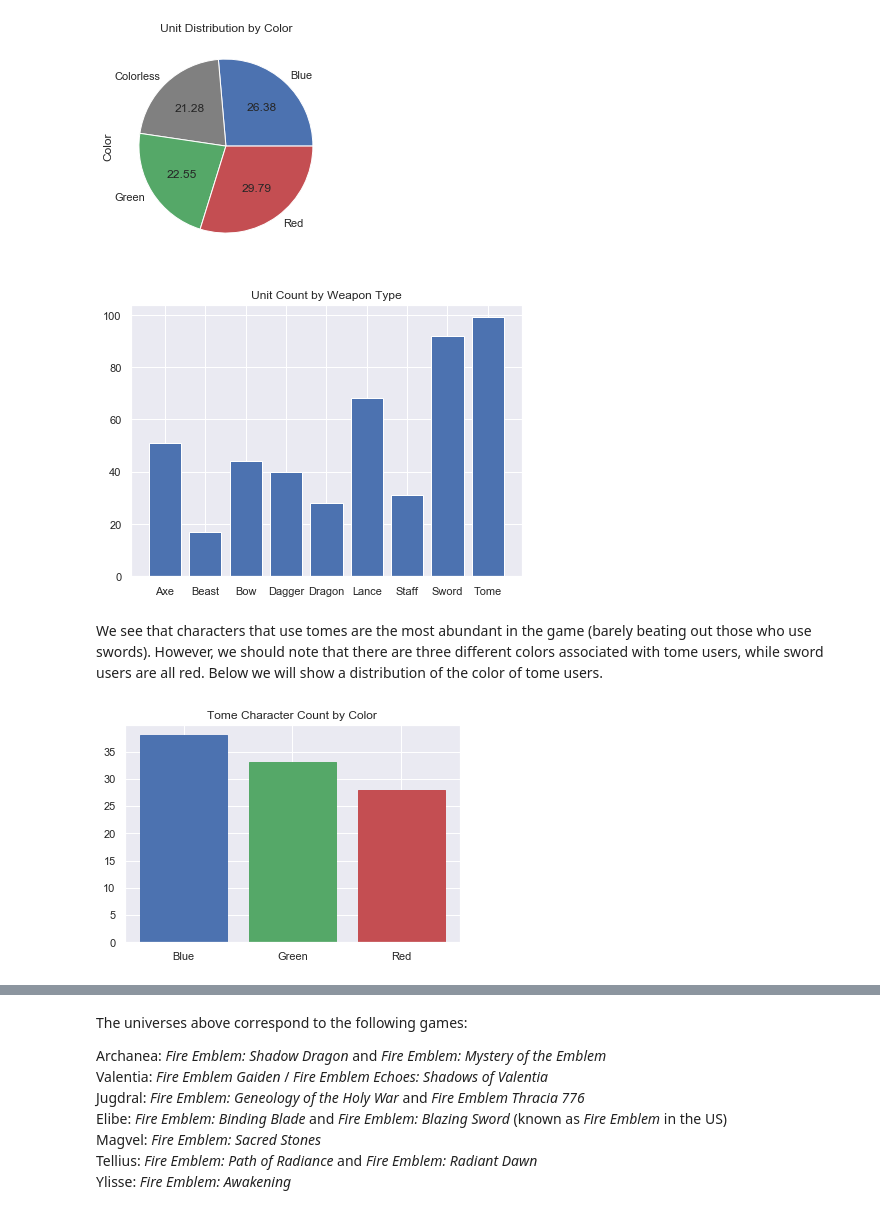
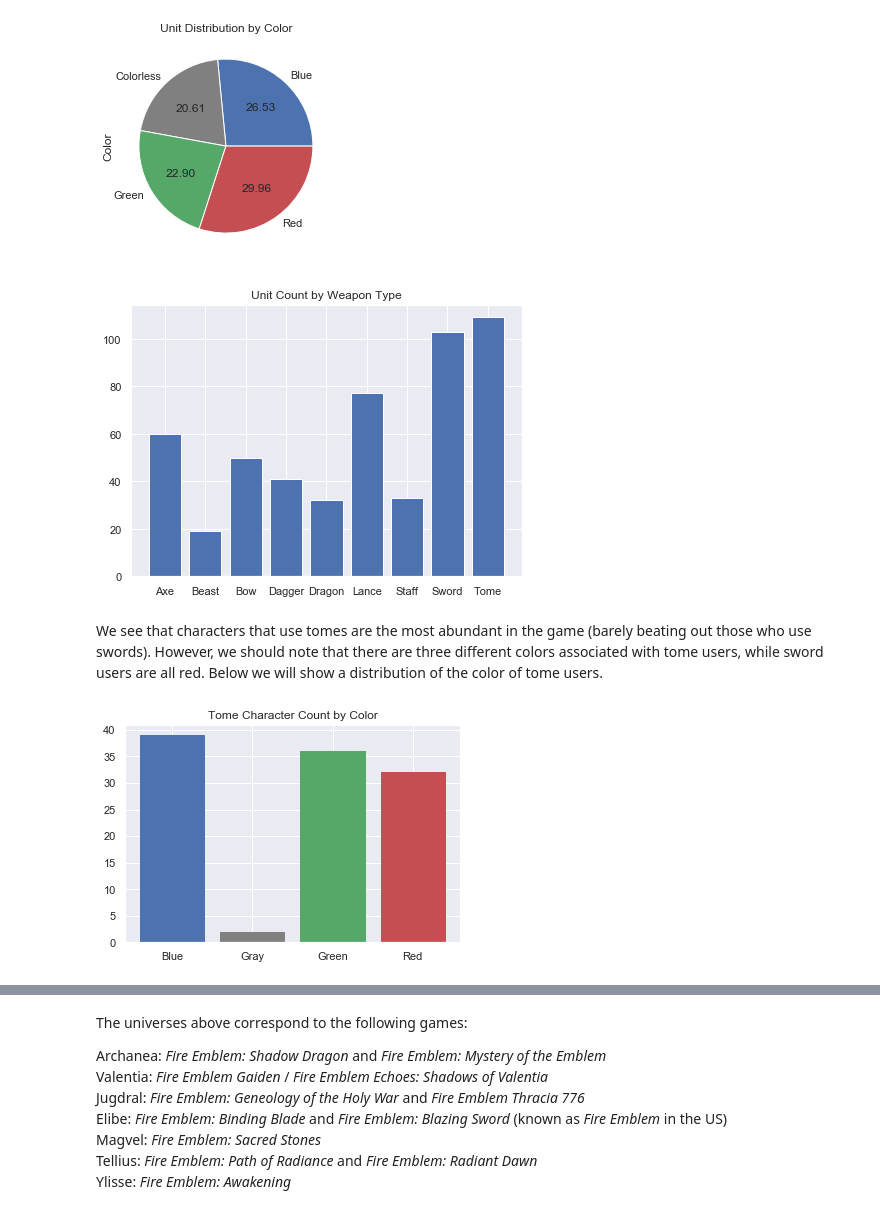
Before and after one commit to artunggal/FEHeroes, a Jupyter notebook: Fire Emblem Heroes Scraping and Visualization.ipynb, the cells around one changed output, grey strips where cells are left out. Saved outputs shown, nothing was run; the diff lists cells and outputs as text; code cells hidden in the pictures.

```diff
--- a/Fire Emblem Heroes Scraping and Visualization.ipynb
+++ b/Fire Emblem Heroes Scraping and Visualization.ipynb
@@ -169,3 +225,6 @@ dfn["Refines"] = w_upgrades
 dfn["Personal Weapon"] = personal
 dfn["Legendary/Mythic"] = is_lm
 dfn["Origin"] = origin
+dfn["Duo"] = is_duo
+dfn["Image"] = img
+dfn["Movement"] = move_t
@@ -200,6 +309,8 @@ ref = dfn["Name"].apply(lambda x: x in refresh)
 dfn2 = dfn.copy()
 dfn2["Refresher"] = ref
 # %%
+# goes through the 'Rarities' column to create two features: one for game origin, and one for actual rarity
+
 rar = []
 ob = []
 for row in dfn2["Rarities"]:
@@ -218,7 +329,7 @@ for row in dfn2["Rarities"]:
     else:
         ob.append("NA")
     for i in a.split("-"):
-        if "3" in i or "4" in i or "5" in i:
+        if "2" in i or "3" in i or "4" in i or "5" in i:
             st.append(i)
     rar.append(st)
 # %%
@@ -251,3 +338,6 @@ else:
+# %%
+# sanity check to change colors
+dfn2["Color"] = col2
 # %% [markdown]
 If we look carefully at the data, we will notice that some of the characters are missing origin information. Until Gamepress.gg fixes this, we will resort to doing this manually.
 # %%
@@ -282,0 +399,2 @@ dfn2.loc[dfn2["Name"] == "Velouria", "Origin"] = "Fire Emblem Fates"
+# %%
+dfn2["Tier"] = dfn2["Tier"].fillna("None")
@@ -337,25 +481,34 @@ plt.show()
 # See the number of characters for each weapon type
 sns.set()
 plt.figure(figsize=(7, 5))
-plt.bar([0, 1, 2, 3, 4, 5, 6, 7, 8], heroes.groupby(by = "Weapon").agg(np.size).iloc[:, 0], align = "center")
-plt.xticks([0, 1, 2, 3, 4, 5, 6, 7, 8], heroes.groupby(by = "Weapon").agg(np.size).index)
+plt.bar([0, 1, 2, 3, 4, 5, 6, 7, 8],
+        heroes.groupby(by = "Weapon").agg(np.size).iloc[:, 0], align = "center")
+plt.xticks([0, 1, 2, 3, 4, 5, 6, 7, 8],
+        heroes.groupby(by = "Weapon").agg(np.size).index)
 plt.title("Unit Count by Weapon Type")
 plt.show()
 # %% [output]
-[figure, old version]
+[figure, new version]
 # %% [markdown]
 We see that characters that use tomes are the most abundant in the game (barely beating out those who use swords). However, we should note that there are three different colors associated with tome users, while sword users are all red. Below we will show a distribution of the color of tome users.
 # %%
 # Tome
-tomebar = plt.bar([0, 1, 2], heroes.loc[heroes["Weapon"] == "Tome"].groupby(by = "Color").agg(np.size).iloc[:, 0], align = "center")
-tomebar[np.where(heroes.loc[heroes["Weapon"] == "Tome"].groupby(by = "Color").agg(np.size).index.values == "Red")[0][0]].set_color('r')
-tomebar[np.where(heroes.loc[heroes["Weapon"] == "Tome"].groupby(by = "Color").agg(np.size).index.values == "Blue")[0][0]].set_color('b')
-tomebar[np.where(heroes.loc[heroes["Weapon"] == "Tome"].groupby(by = "Color").agg(np.size).index.values == "Green")[0][0]].set_color('g')
-plt.xticks([0, 1, 2], heroes.loc[heroes["Weapon"] == "Tome"].groupby(by = "Color").agg(np.size).index)
+tomebar = plt.bar([0, 1, 2, 3], heroes.loc[heroes["Weapon"] ==
+            "Tome"].groupby(by = "Color").agg(np.size).iloc[:, 0], align = "center")
+tomebar[np.where(heroes.loc[heroes["Weapon"] ==
+            "Tome"].groupby(by = "Color").agg(np.size).index.values == "Red")[0][0]].set_color('r')
+tomebar[np.where(heroes.loc[heroes["Weapon"] ==
+            "Tome"].groupby(by = "Color").agg(np.size).index.values == "Blue")[0][0]].set_color('b')
+tomebar[np.where(heroes.loc[heroes["Weapon"] ==
+            "Tome"].groupby(by = "Color").agg(np.size).index.values == "Green")[0][0]].set_color('g')
+tomebar[np.where(heroes.loc[heroes["Weapon"] ==
+            "Tome"].groupby(by = "Color").agg(np.size).index.values == "Gray")[0][0]].set_color('gray')
+plt.xticks([0, 1, 2, 3], heroes.loc[heroes["Weapon"] ==
+            "Tome"].groupby(by = "Color").agg(np.size).index)
 plt.title("Tome Character Count by Color")
 plt.show()
 # %% [output]
-[figure, old version]
+[figure, new version]
 # %%
 # See the number of characters for each movement type
 sns.set()
```
Also changed, not shown: parts of 35 cells of this notebook.
